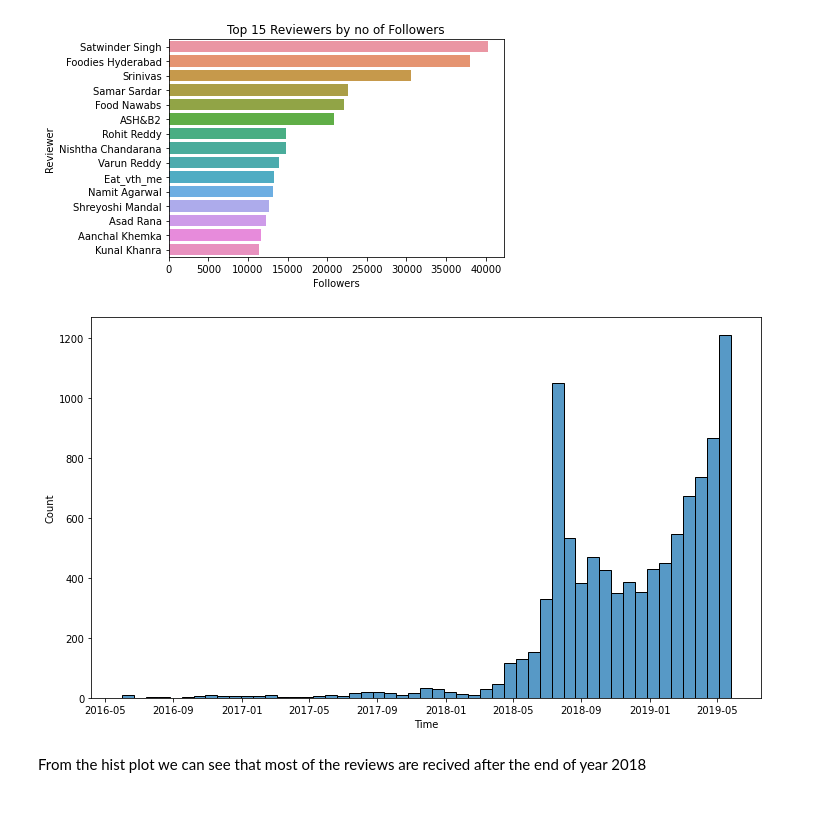
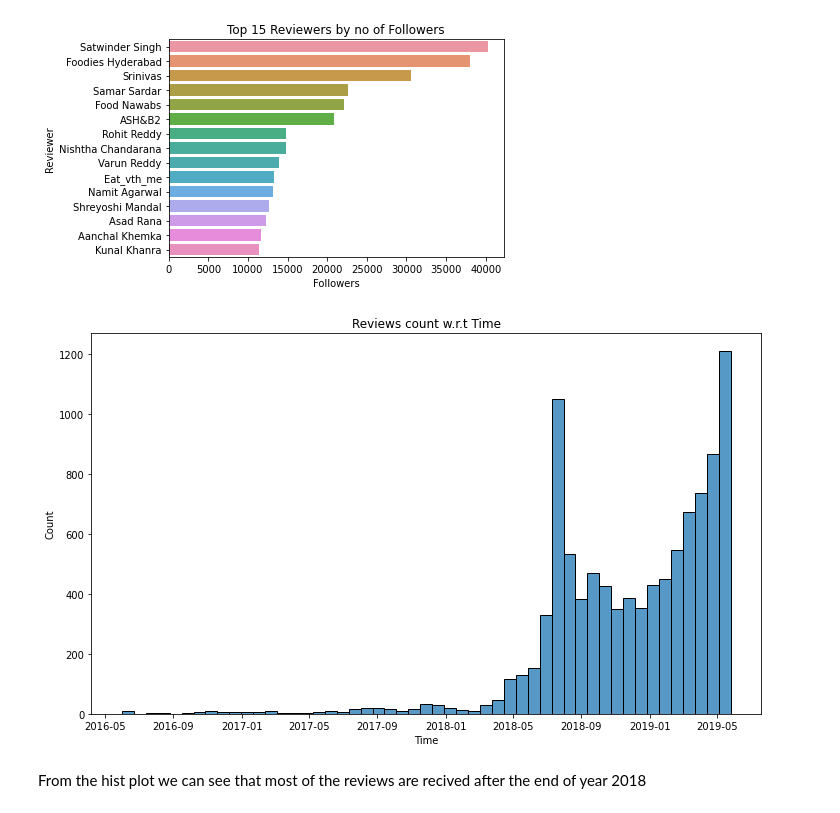
Before and after one commit to prabindebnath25/Zomato_Restaurant_Clustering_And_Sentiment_Analysis, a Jupyter notebook: Zomato_Restaurant_Clustering_and_Sentiment_Analysis.ipynb, the cells around one changed output. Cells and saved outputs as stored; diff of their text form; code cells hidden in the pictures.

```diff
--- a/Zomato_Restaurant_Clustering_and_Sentiment_Analysis.ipynb
+++ b/Zomato_Restaurant_Clustering_and_Sentiment_Analysis.ipynb
@@ -631,10 +648,11 @@ plt.show()
 # %%
 # Hist plot on Time columns
 plt.figure(figsize = (12,7))
 sns.histplot(reviews_df.Time)
+plt.title('Reviews count w.r.t Time')
 plt.show()
 # %% [output]
-[figure, old version]
+[figure, new version]
 # %% [markdown]
 From the hist plot we can see that most of the reviews are recived after the end of year 2018
 # %%
```
Also changed, not shown: parts of 5 cells of this notebook.
